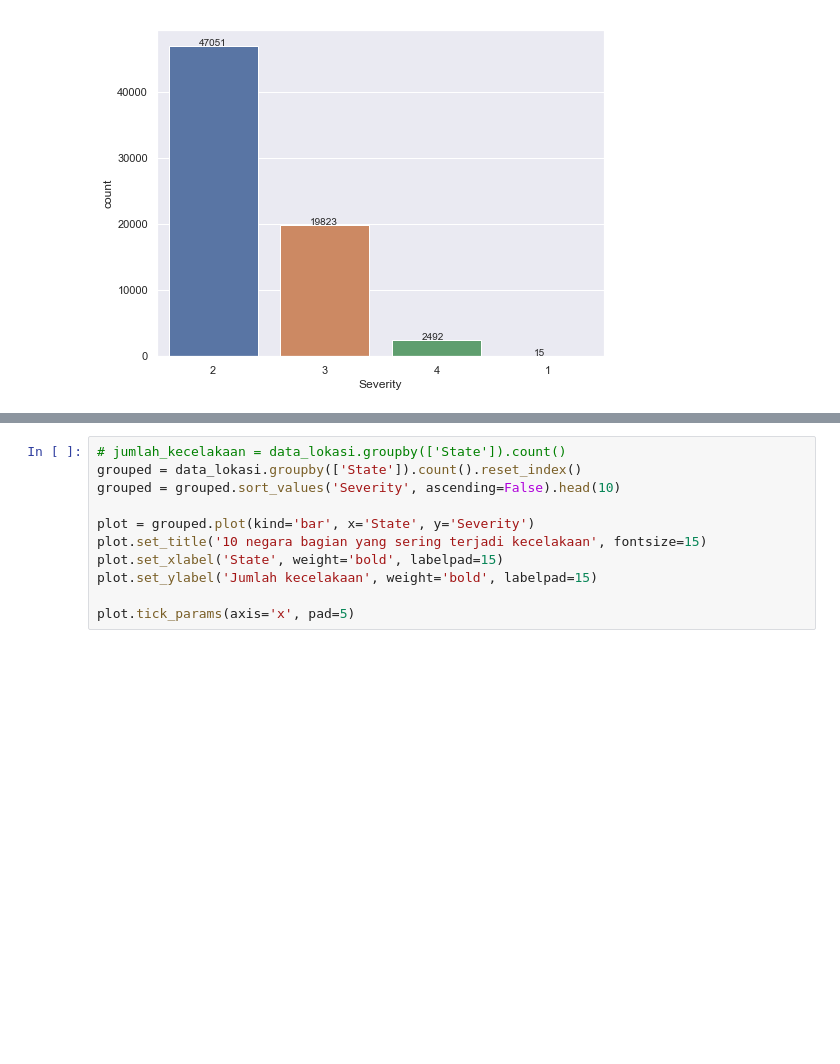
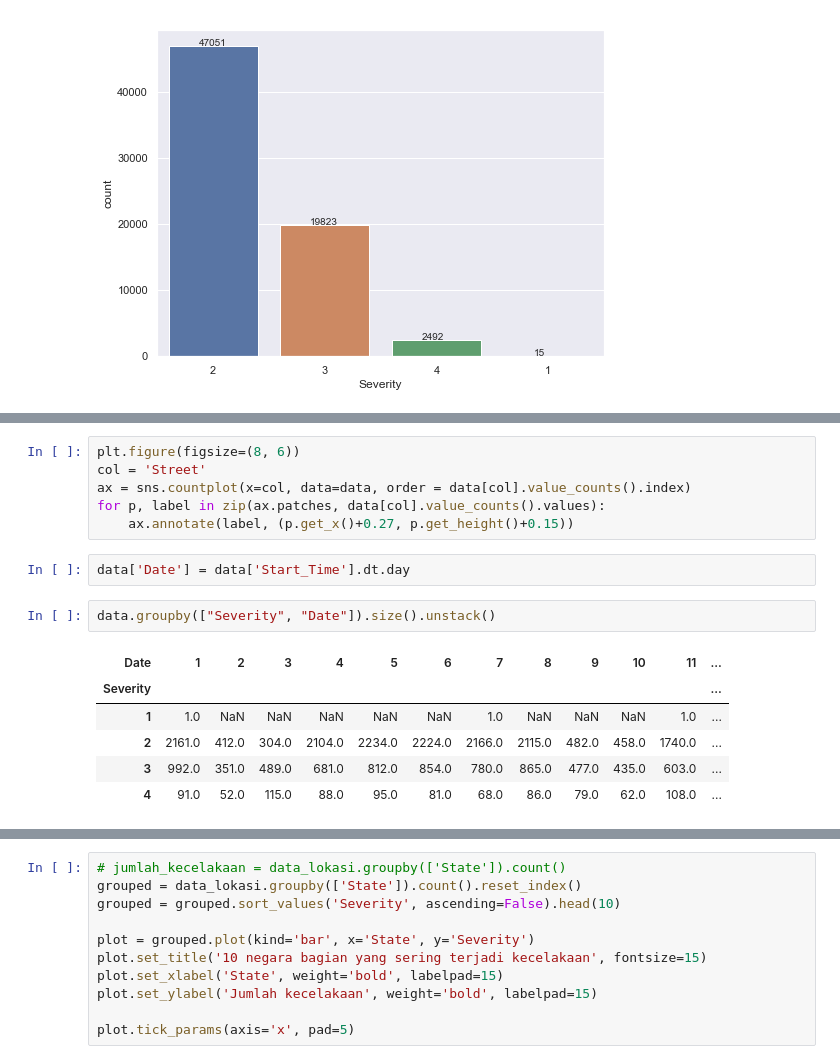
Before and after one commit to maftuhm/UAS-kapita-selekta-komputasi, a Jupyter notebook: UAS KAPITA SELEKTA KOMPUTASI.ipynb, the cells around one changed output, grey strips where cells are left out. Cells and saved outputs as stored; diff of their text form; blank space fills up the shorter version.

```diff
--- a/UAS KAPITA SELEKTA KOMPUTASI.ipynb
+++ b/UAS KAPITA SELEKTA KOMPUTASI.ipynb
@@ -442,0 +463,17 @@ for p, label in zip(ax.patches, data[col].value_counts().values):
+# %%
+plt.figure(figsize=(8, 6))
+col = 'Street'
+ax = sns.countplot(x=col, data=data, order = data[col].value_counts().index)
+for p, label in zip(ax.patches, data[col].value_counts().values):
+    ax.annotate(label, (p.get_x()+0.27, p.get_height()+0.15))
+# %%
+data['Date'] = data['Start_Time'].dt.day
+# %%
+data.groupby(["Severity", "Date"]).size().unstack()
+# %% [output]
+| Date | 1 | 2 | 3 | 4 | 5 | 6 | 7 | 8 | 9 | 10 | 11 | ... |
+| Severity |  |  |  |  |  |  |  |  |  |  |  | ... |
+| 1 | 1.0 | NaN | NaN | NaN | NaN | NaN | 1.0 | NaN | NaN | NaN | 1.0 | ... |
+| 2 | 2161.0 | 412.0 | 304.0 | 2104.0 | 2234.0 | 2224.0 | 2166.0 | 2115.0 | 482.0 | 458.0 | 1740.0 | ... |
+| 3 | 992.0 | 351.0 | 489.0 | 681.0 | 812.0 | 854.0 | 780.0 | 865.0 | 477.0 | 435.0 | 603.0 | ... |
+| 4 | 91.0 | 52.0 | 115.0 | 88.0 | 95.0 | 81.0 | 68.0 | 86.0 | 79.0 | 62.0 | 108.0 | ... |
```
Also changed, not shown: parts of 8 cells of this notebook.
